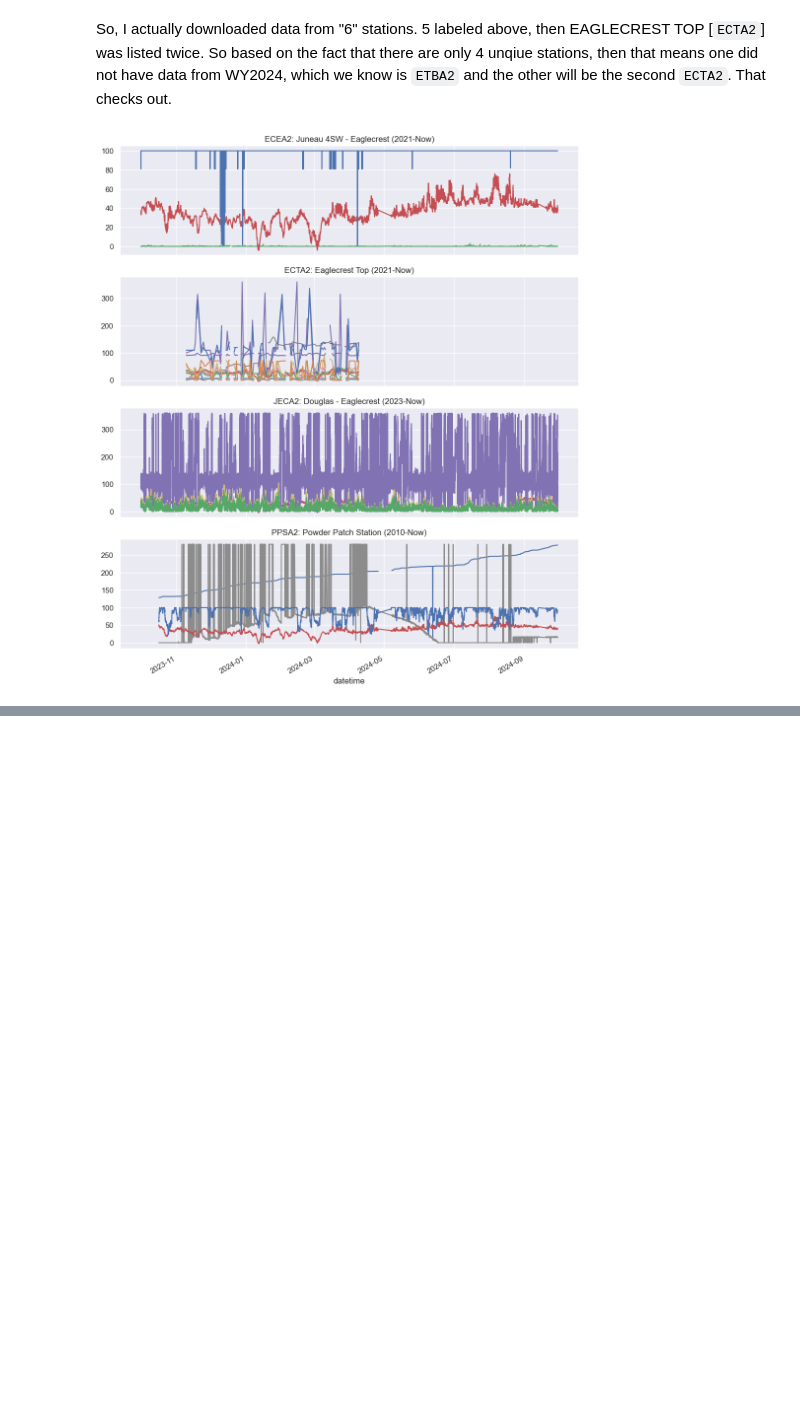
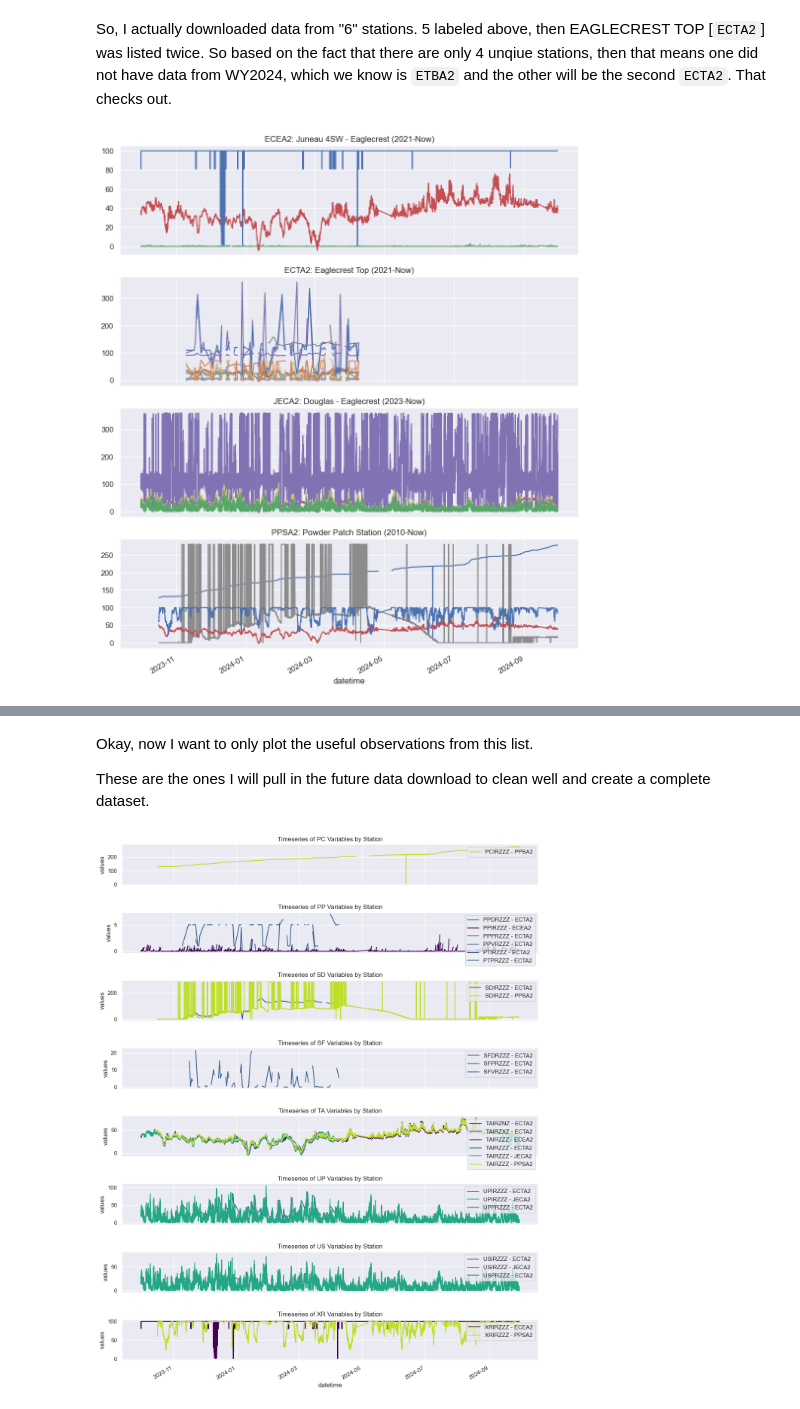
Before and after one commit to cassielumbrazo/juneau_data_analysis, a Jupyter notebook: 2_load_test_data_mesonet.ipynb, the cells around one changed output, grey strips where cells are left out. Drawn from its saved outputs; the diff is of its cells as text; code cells hidden in the pictures; blank space fills up the shorter version.

```diff
--- a/2_load_test_data_mesonet.ipynb
+++ b/2_load_test_data_mesonet.ipynb
@@ -313,0 +472,58 @@ Metadata Source: https://mesonet2.agron.iastate.edu/sites/current.php?station=PP
+# %% [markdown]
+Okay, now I want to only plot the useful observations from this list.
+
+These are the ones I will pull in the future data download to clean well and create a complete dataset.
+# %%
+unique_stations = df['station'].unique()
+
+# Create a color map for the unique stations
+colors = plt.cm.viridis(np.linspace(0, 0.9, len(unique_stations)))
+station_color_map = {station: color for station, color in zip(unique_stations, colors)}
+
+# Create a figure with 14 subplots
+fig, ax = plt.subplots(8, 1, figsize=(12, 15), sharex=True)
+
+# Define the variable groups based on their prefixes
+variable_groups = {
+    'PC': ['PCIRZZZ'], # accumulated precip (in)
+    'PP': ['PPDRZZZ', 'PPIRZZZ', 'PPPRZZZ', 'PPVRZZZ'], # precipitation (includes liquid amount of new snowfall)
+    # 'PT': ['PTIRZZZ', 'PTPRZZZ'], # precipitation type (0 = none, 1 = rain, 2 = snow, 3 = freezing rain, 4 = ice pellets)
+    'SD': ['SDIRZZZ'], # snow depth (in)
+    'SF': ['SFDRZZZ', 'SFPRZZZ', 'SFVRZZZ'], # snowfall (in)
+    'TA': ['TAIRZNZ', 'TAIRZXZ', 'TAIRZZZ'], # air temperature (F)
+    # 'UD': ['UDIRZZZ', 'UDPRZZZ'], # wind direction (degrees)
+    # 'UG': ['UGIRZZZ', 'UGPRZZZ'], # wind gust (mph)
+    'UP': ['UPIRZZZ', 'UPPRZZZ'], # peak wind speed (mph)
+    # 'UR': ['URIRZZZ', 'URPRZZZ'], # peak wind direction associated with peak wind speed
+    'US': ['USIRZZZ', 'USPRZZZ'], # wind speed (mph)
+    # 'V': ['VVIRZZZ', 'VVPRZZZ'], # voltage, not needed to plot anymore
+    # 'XC': ['XCIRZZZ', 'XCPRZZZ'], # I am not sure, but based on the plot above, it appears to not be useful
+    # 'XP': ['XPPRZZZ', 'XPQRZZZ'], # also weather, but weather past?
+    'XR': ['XRIRZZZ'], # relative humidity (%)
+    # 'XW': ['XWIRZZZ', 'XWPRZZZ'] # weather, present?
+
+}
+
+# Loop through each group and plot the variables
+for i, (prefix, variables) in enumerate(variable_groups.items()):
+    for var in variables:
+        for station in unique_stations:
+            # Filter the DataFrame for the current station
+            station_data = df[df['station'] == station]
+            # Check if the variable exists in the station's data
+            if var in station_data.columns and not station_data[var].isnull().all():
+                # Plot the variable for the current station with the assigned color
+                station_data[var].plot(ax=ax[i], label=f'{var} - {station}', color=station_color_map[station])
+
+    # Set titles and labels for each subplot
+    ax[i].set_title(f'Timeseries of {prefix} Variables by Station')
+    ax[i].set_ylabel('values')
+    ax[i].legend(loc='upper right')
+
+# Set common x-label for all subplots
+ax[-1].set_xlabel('datetime')
+
+plt.tight_layout()
+plt.show()
+# %% [output]
+[figure, added]
```
Also changed, not shown: parts of 15 cells of this notebook.
